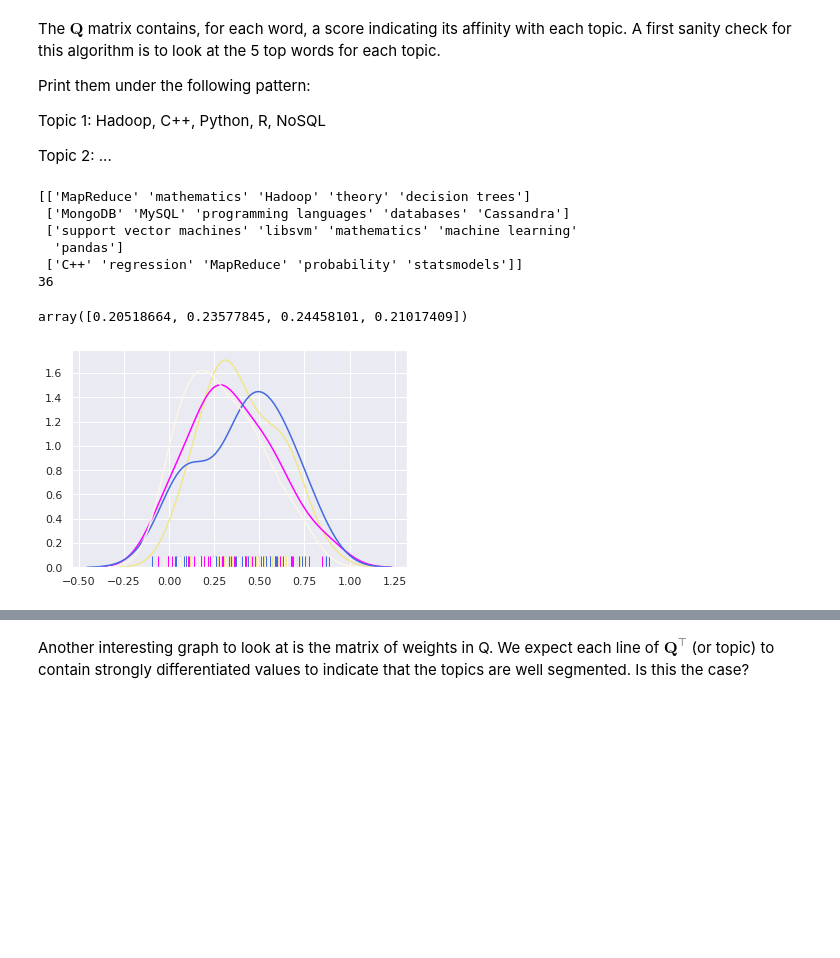
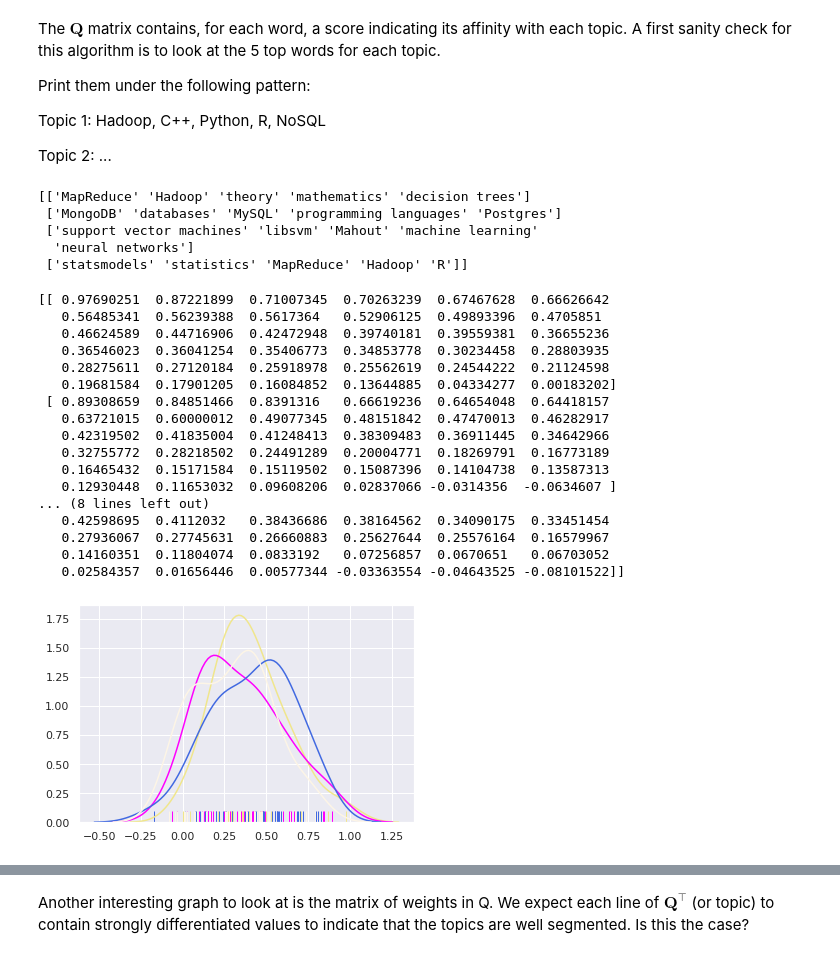
Before and after one commit to PunyPony/DataScience, a Jupyter notebook: recommender/tp2/TP2 - Non-negative Matrix Factorization - Subject.ipynb, the cells around one changed output, grey strips where cells are left out. Cells and saved outputs as stored; diff of their text form; code cells hidden in the pictures; blank space fills up the shorter version.

```diff
--- a/recommender/tp2/TP2 - Non-negative Matrix Factorization - Subject.ipynb
+++ b/recommender/tp2/TP2 - Non-negative Matrix Factorization - Subject.ipynb
@@ -216,7 +211,7 @@ Q = np.random.rand(M,K)
 
 print(Q.T)
 
-nP, nQ = matrix_factorization(R, P, Q, K)
+nP, nQ = matrix_factorization(R, P, Q, K, steps=20000, alpha=0.0001)
 nR = np.dot(nP, nQ.T)
 # %% [output]
 [[0.15896958 0.19658236 0.83794491 0.97676109 0.28280696 0.31798318
@@ -244,31 +239,41 @@ Print them under the following pattern:
 Topic 1: Hadoop, C++, Python, R, NoSQL
 
 Topic 2: ...
-# %%
-words_indexes=np.argsort(Q.T)
-print(words[words_indexes][:,:5]) #5 most relevant word-topics sorted
-sns.set(color_codes=True)
-print(len(words))
-
-colors=np.array(list(matplotlib.colors.cnames.keys()))
-np.random.shuffle(colors)
-for dist,color in zip(Q.T, colors):
-    sns.distplot(dist, color=color, hist=False, rug=True)
-
-np.std(Q.T, axis=1)
-
-#Relancer à volonté cette cellule pour redécouvrir sa beauté saisisante sous en nouveau jour.
-
-# L'écart type de chacun des sujets est faible donc les mots ne conditionne pas bien les différents sujets.
-# Polysémie, mots vide de sens ...
-# Remarque on a fait un random aussi c'est pour ça
-# C'est légérement trompeur avec le graphique, toute les valeurs sont positives. La distribution est uniforme.
-# %% [output]
-[['MapReduce' 'mathematics' 'Hadoop' 'theory' 'decision trees']
- ['MongoDB' 'MySQL' 'programming languages' 'databases' 'Cassandra']
- ['support vector machines' 'libsvm' 'mathematics' 'machine learning'
-  'pandas']
- ['C++' 'regression' 'MapReduce' 'probability' 'statsmodels']]
-36
-array([0.20518664, 0.23577845, 0.24458101, 0.21017409])
-[figure, removed]
+# %%
+words_indexes=np.argsort(nQ.T)
+print(words[words_indexes][:,:5]) #5 most relevant word-topics sorted
+sns.set(color_codes=True)
+# %% [output]
+[['MapReduce' 'Hadoop' 'theory' 'mathematics' 'decision trees']
+ ['MongoDB' 'databases' 'MySQL' 'programming languages' 'Postgres']
+ ['support vector machines' 'libsvm' 'Mahout' 'machine learning'
+  'neural networks']
+ ['statsmodels' 'statistics' 'MapReduce' 'Hadoop' 'R']]
+# %%
+#Relancer à volonté cette cellule pour redécouvrir sa beauté saisisante.
+colors=np.array(list(matplotlib.colors.cnames.keys()))
+np.random.shuffle(colors)
+for dist,color in zip(nQ.T, colors):
+    sns.distplot(dist, color=color, hist=False, rug=True)
+
+sortedQn = np.sort(nQ.T, axis=1)[:,::-1]
+print(sortedQn)
+# %% [output]
+[[ 0.97690251  0.87221899  0.71007345  0.70263239  0.67467628  0.66626642
+   0.56485341  0.56239388  0.5617364   0.52906125  0.49893396  0.4705851
+   0.46624589  0.44716906  0.42472948  0.39740181  0.39559381  0.36655236
+   0.36546023  0.36041254  0.35406773  0.34853778  0.30234458  0.28803935
+   0.28275611  0.27120184  0.25918978  0.25562619  0.24544222  0.21124598
+   0.19681584  0.17901205  0.16084852  0.13644885  0.04334277  0.00183202]
+ [ 0.89308659  0.84851466  0.8391316   0.66619236  0.64654048  0.64418157
+   0.63721015  0.60000012  0.49077345  0.48151842  0.47470013  0.46282917
+   0.42319502  0.41835004  0.41248413  0.38309483  0.36911445  0.34642966
+   0.32755772  0.28218502  0.24491289  0.20004771  0.18269791  0.16773189
+   0.16465432  0.15171584  0.15119502  0.15087396  0.14104738  0.13587313
+   0.12930448  0.11653032  0.09608206  0.02837066 -0.0314356  -0.0634607 ]
+... (8 lines left out)
+   0.42598695  0.4112032   0.38436686  0.38164562  0.34090175  0.33451454
+   0.27936067  0.27745631  0.26660883  0.25627644  0.25576164  0.16579967
+   0.14160351  0.11804074  0.0833192   0.07256857  0.0670651   0.06703052
+   0.02584357  0.01656446  0.00577344 -0.03363554 -0.04643525 -0.08101522]]
+[figure, added]
```
Also changed, not shown: parts of 14 cells of this notebook, 2 other files.
